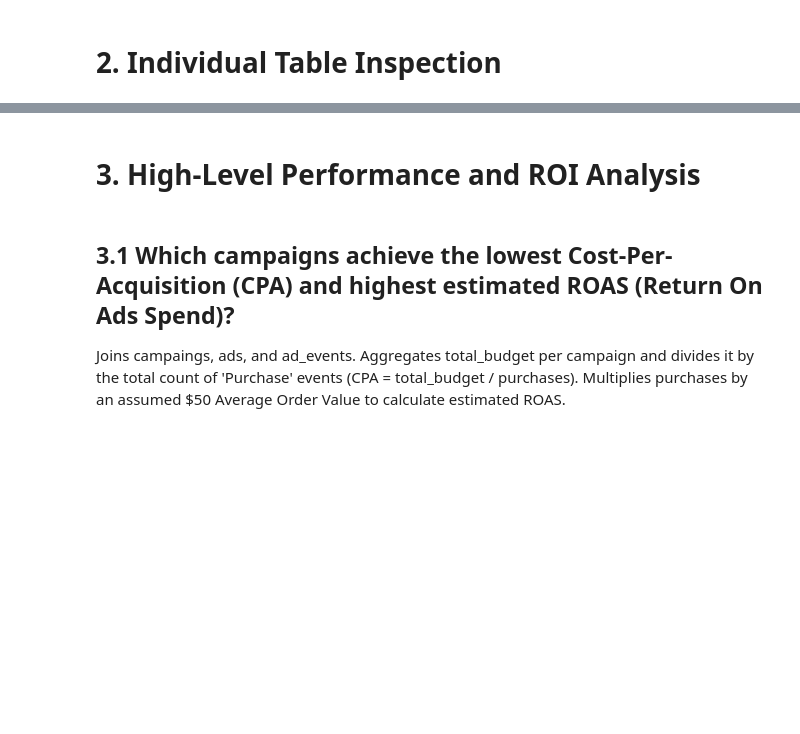
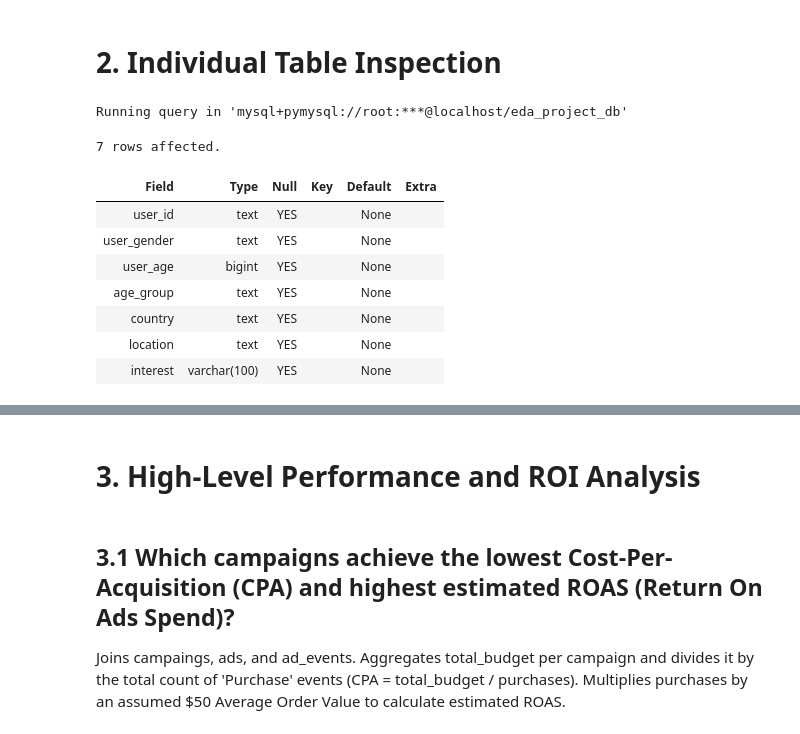
Before and after one commit to Kartika-Nidhi/Social_Media_Ads_Performance_Analysis_SQL, a Jupyter notebook: SocialMediaAdsPerformance.ipynb, the cells around one changed output, grey strips where cells are left out. Cells and saved outputs as stored; diff of their text form; code cells hidden in the pictures; blank space fills up the shorter version.

Commit message:
Individual table inspection completed

```diff
--- a/SocialMediaAdsPerformance.ipynb
+++ b/SocialMediaAdsPerformance.ipynb
@@ -134,3 +129,18 @@ Running query in 'mysql+pymysql://root:***@localhost/eda_project_db'
 <div>
 # %% [markdown]
 # 2. Individual Table Inspection
+# %%
+%%sql
+
+DESCRIBE users;
+# %% [output]
+Running query in 'mysql+pymysql://root:***@localhost/eda_project_db'
+7 rows affected.
+| Field | Type | Null | Key | Default | Extra |
+| user_id | text | YES |  | None |  |
+| user_gender | text | YES |  | None |  |
+| user_age | bigint | YES |  | None |  |
+| age_group | text | YES |  | None |  |
+| country | text | YES |  | None |  |
+| location | text | YES |  | None |  |
+| interest | varchar(100) | YES |  | None |  |
```
Also changed, not shown: parts of 11 cells of this notebook.
